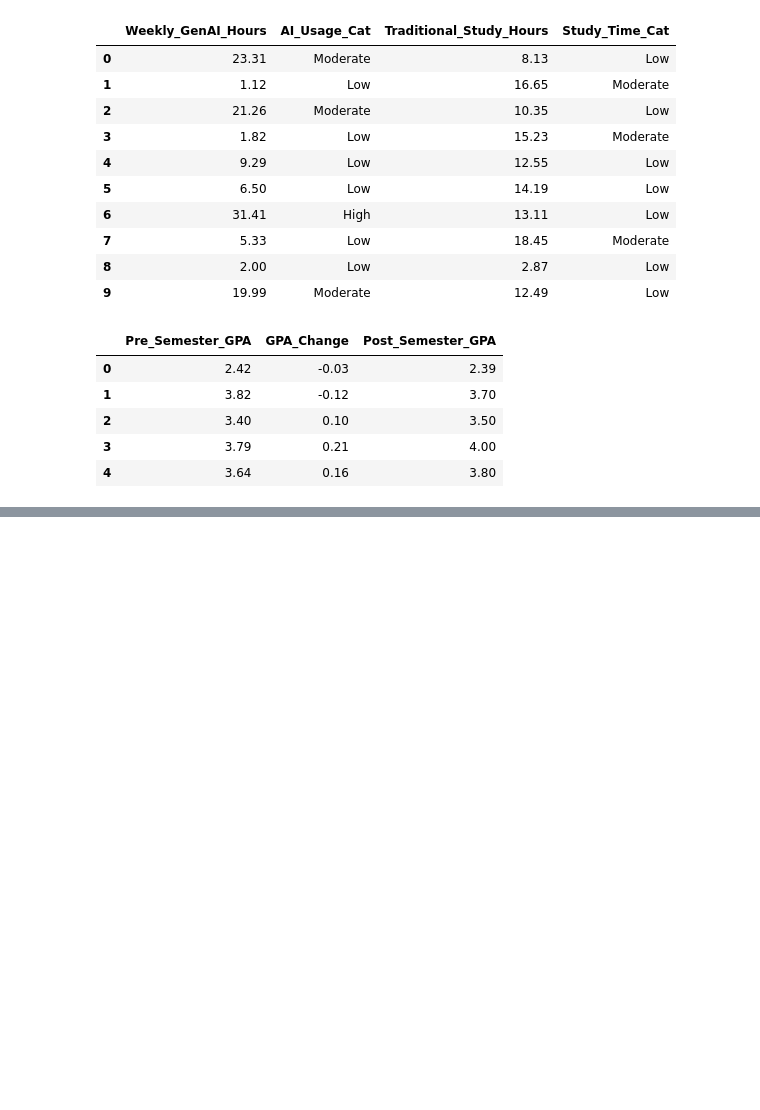
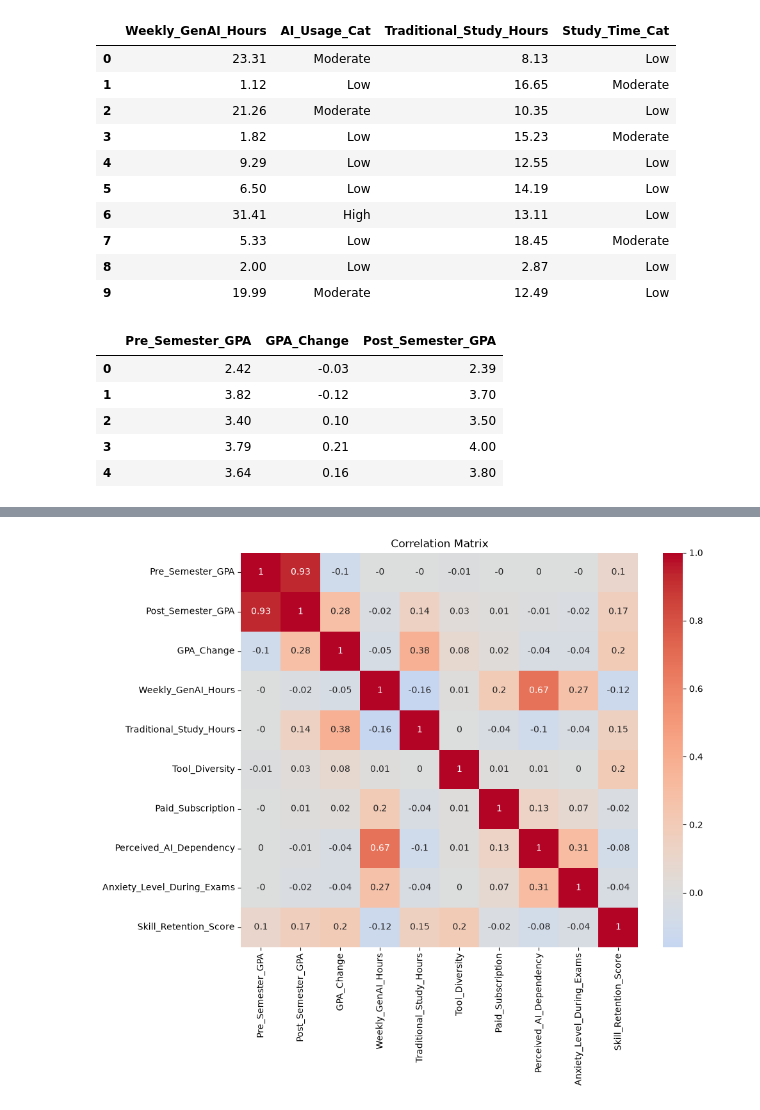
Before and after one commit to M3rkvry/gen_ai_student_impact_prj, a Jupyter notebook: analysis.ipynb, the cells around one changed output, grey strips where cells are left out. Saved outputs shown, nothing was run; the diff lists cells and outputs as text; code cells hidden in the pictures; blank space fills up the shorter version.

```diff
--- a/analysis.ipynb
+++ b/analysis.ipynb
@@ -274,0 +380,10 @@ for column in data.drop(columns = ['Student_ID']).select_dtypes(include=[float])
+# %%
+#create correlation matrix
+num_corr = data.drop(['Student_ID'], axis=1).corr(numeric_only=True, method='pearson').round(2)
+
+plt.figure(figsize=(10, 8))
+sns.heatmap(num_corr, annot=True, cmap='coolwarm', center=0)
+plt.title('Correlation Matrix')
+plt.show()
+# %% [output]
+[figure, added]
```
Also changed, not shown: parts of 16 cells of this notebook, 1 other file.
